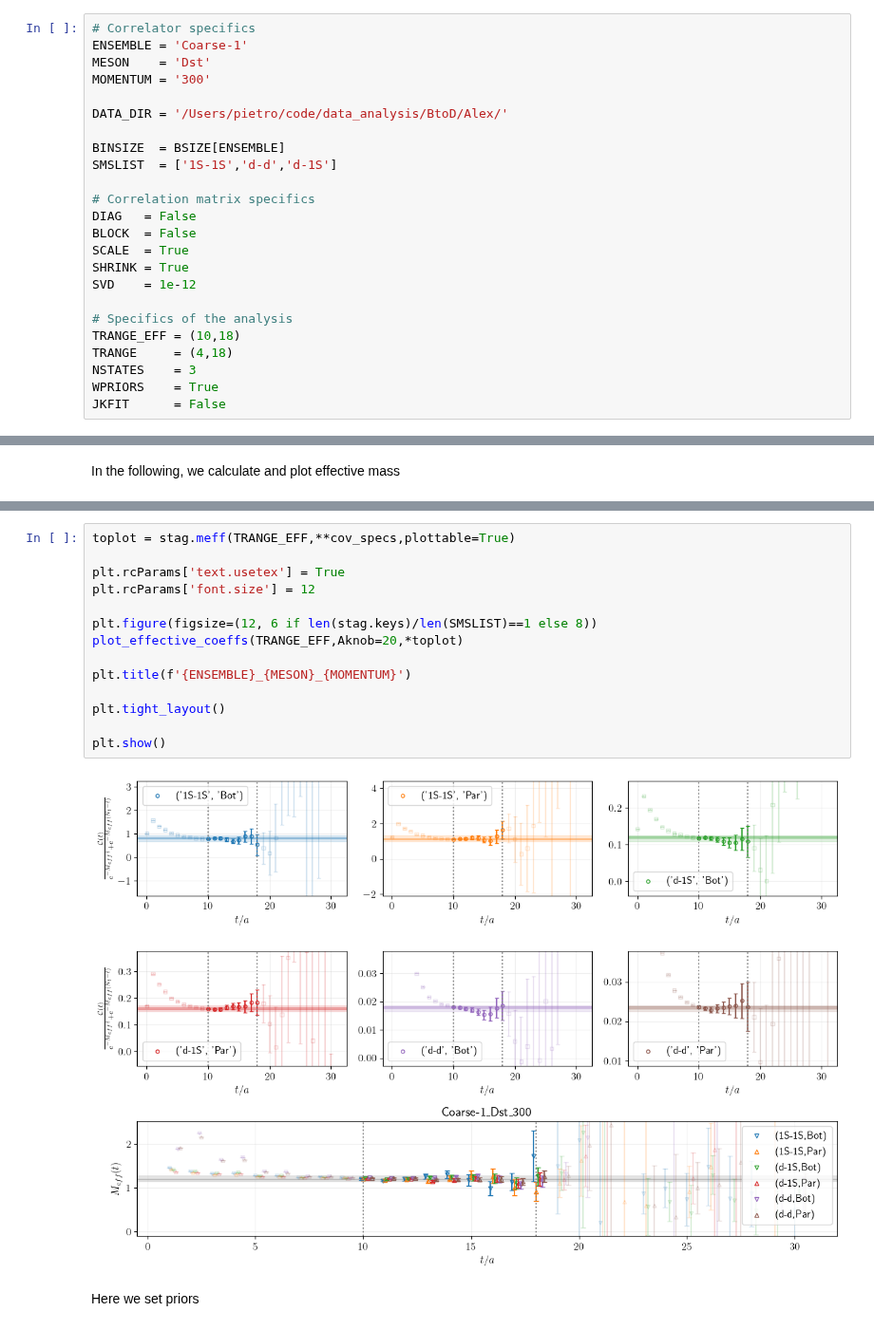
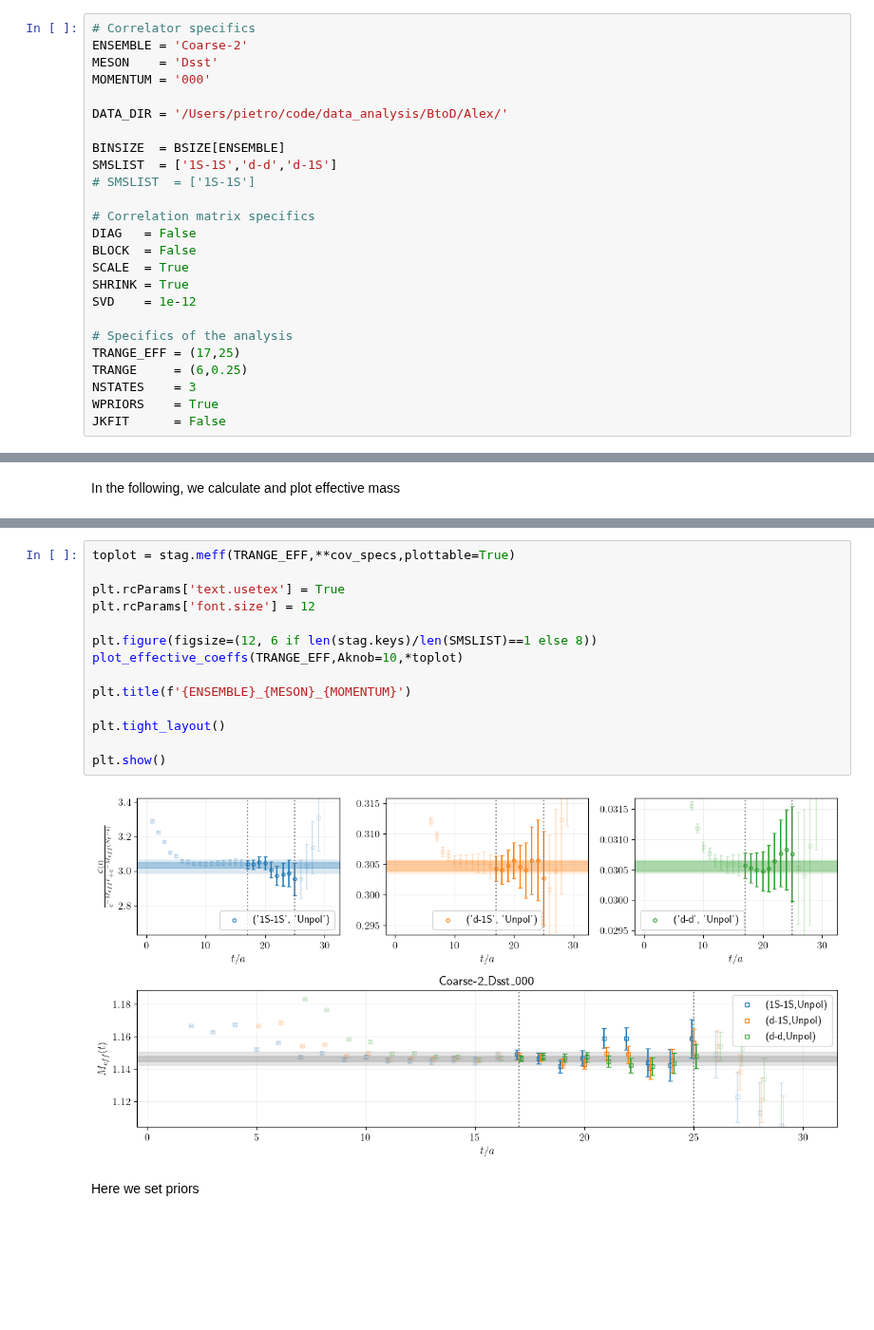
Before and after one commit to pietro-butti/B2heavy, a Jupyter notebook: notebooks/single_correlator.ipynb, the cells around one changed output, grey strips where cells are left out. Shown at 95% size. Cells and saved outputs as stored; diff of their text form; blank space fills up the shorter version.

```diff
--- a/notebooks/single_correlator.ipynb
+++ b/notebooks/single_correlator.ipynb
@@ -12,14 +12,15 @@ from b2heavy.ThreePointFunctions.corr3pts import BINSIZE as BSIZE
 In the following section, we set all the parameter for the analysis
 # %%
 # Correlator specifics
-ENSEMBLE = 'Coarse-1'
-MESON    = 'Dst'
-MOMENTUM = '300'
+ENSEMBLE = 'Coarse-2'
+MESON    = 'Dsst'
+MOMENTUM = '000'
 
 DATA_DIR = '/Users/pietro/code/data_analysis/BtoD/Alex/'
 
 BINSIZE  = BSIZE[ENSEMBLE]
 SMSLIST  = ['1S-1S','d-d','d-1S']
+# SMSLIST  = ['1S-1S']
 
 # Correlation matrix specifics
 DIAG   = False
@@ -29,8 +30,8 @@ SHRINK = True
 SVD    = 1e-12
 
 # Specifics of the analysis
-TRANGE_EFF = (10,18)
-TRANGE     = (4,18)
+TRANGE_EFF = (17,25)
+TRANGE     = (6,0.25)
 NSTATES    = 3
 WPRIORS    = True
 JKFIT      = False
@@ -79,18 +79,18 @@ Settings:
 # %%
 toplot = stag.meff(TRANGE_EFF,**cov_specs,plottable=True)
 
 plt.rcParams['text.usetex'] = True
 plt.rcParams['font.size'] = 12
 
 plt.figure(figsize=(12, 6 if len(stag.keys)/len(SMSLIST)==1 else 8))
-plot_effective_coeffs(TRANGE_EFF,Aknob=20,*toplot)
+plot_effective_coeffs(TRANGE_EFF,Aknob=10,*toplot)
 
 plt.title(f'{ENSEMBLE}_{MESON}_{MOMENTUM}')
 
 plt.tight_layout()
 
 plt.show()
 # %% [output]
-[figure, old version]
+[figure, new version]
 # %% [markdown]
 Here we set priors
```
Also changed, not shown: parts of 7 cells of this notebook, 33 other files.
